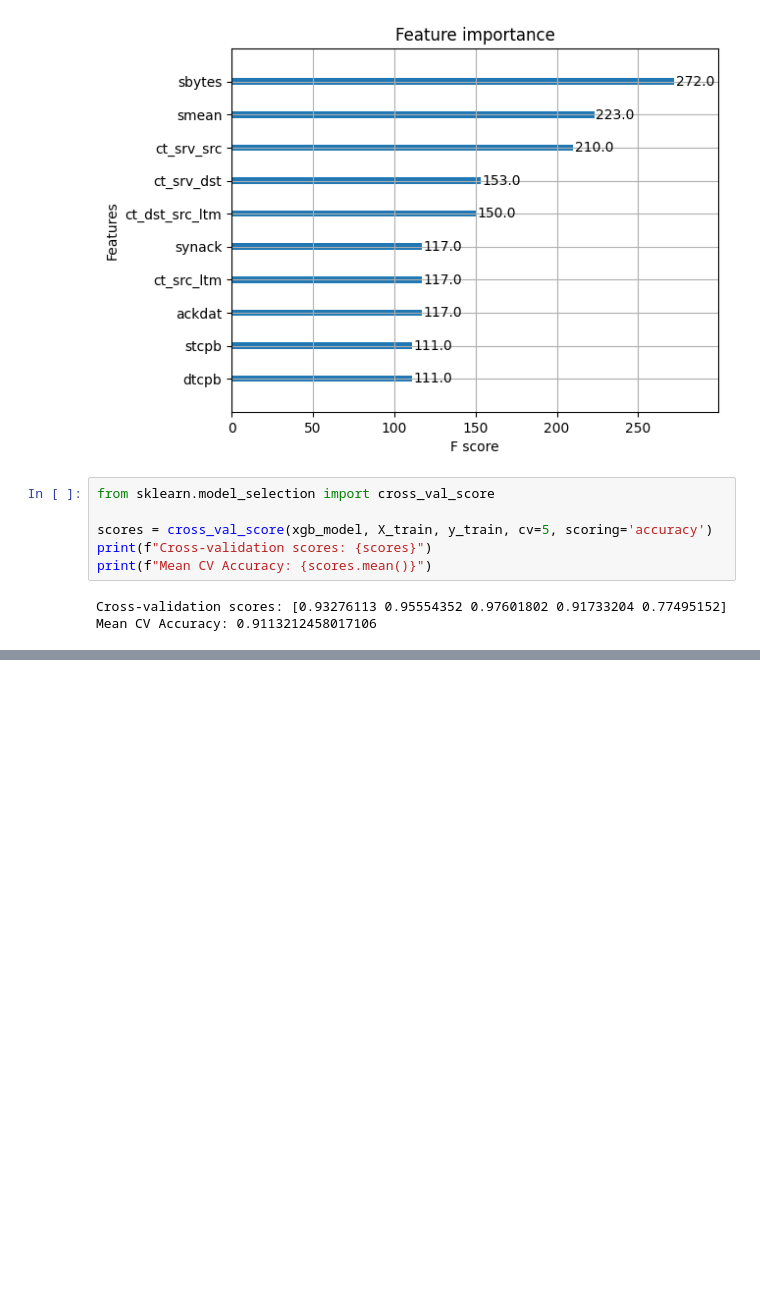
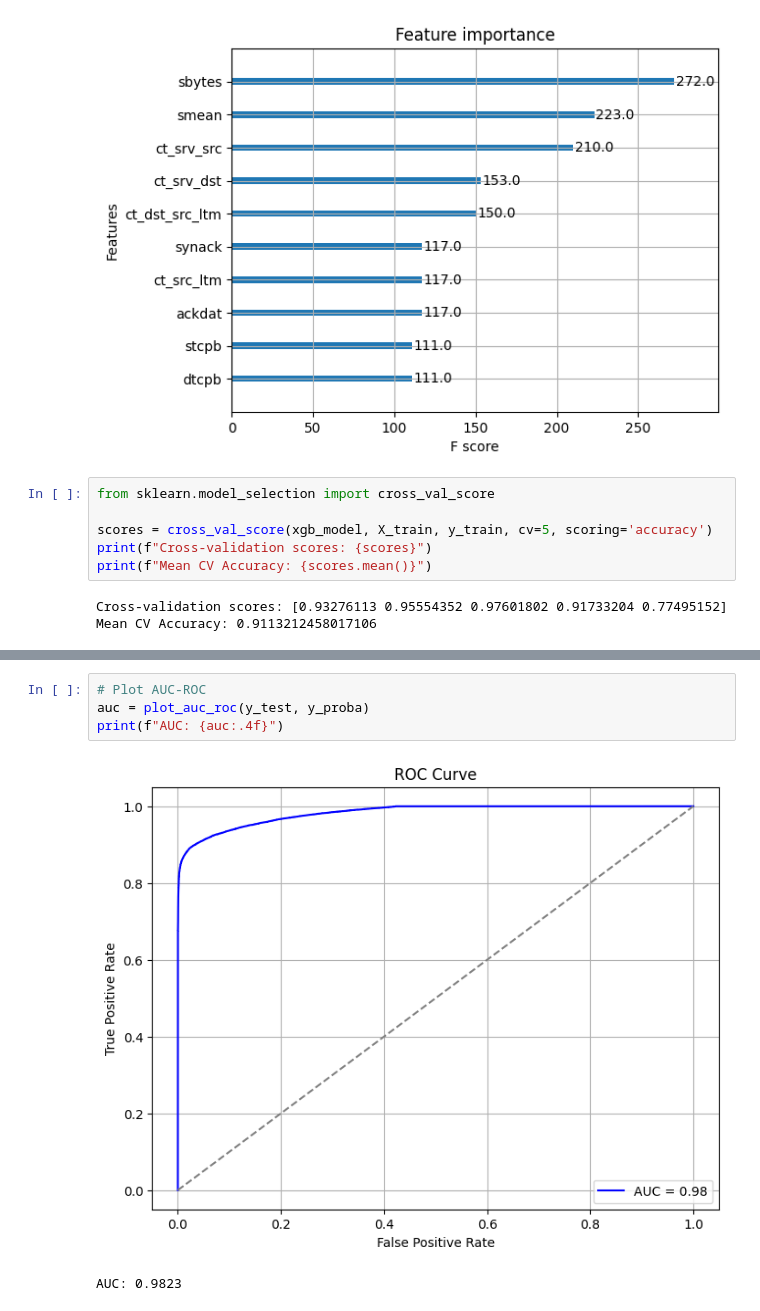
Before and after one commit to otuemre/vigiNIDS, a Jupyter notebook: src/notebooks/04_Modeling.ipynb, the cells around one changed output, grey strips where cells are left out. Cells and saved outputs as stored; diff of their text form; blank space fills up the shorter version.

```diff
--- a/src/notebooks/04_Modeling.ipynb
+++ b/src/notebooks/04_Modeling.ipynb
@@ -160,0 +201,7 @@ Mean CV Accuracy: 0.9113212458017106
+# %%
+# Plot AUC-ROC
+auc = plot_auc_roc(y_test, y_proba)
+print(f"AUC: {auc:.4f}")
+# %% [output]
+[figure, added]
+AUC: 0.9823
```
Also changed, not shown: parts of 5 cells of this notebook, 3 other files.
